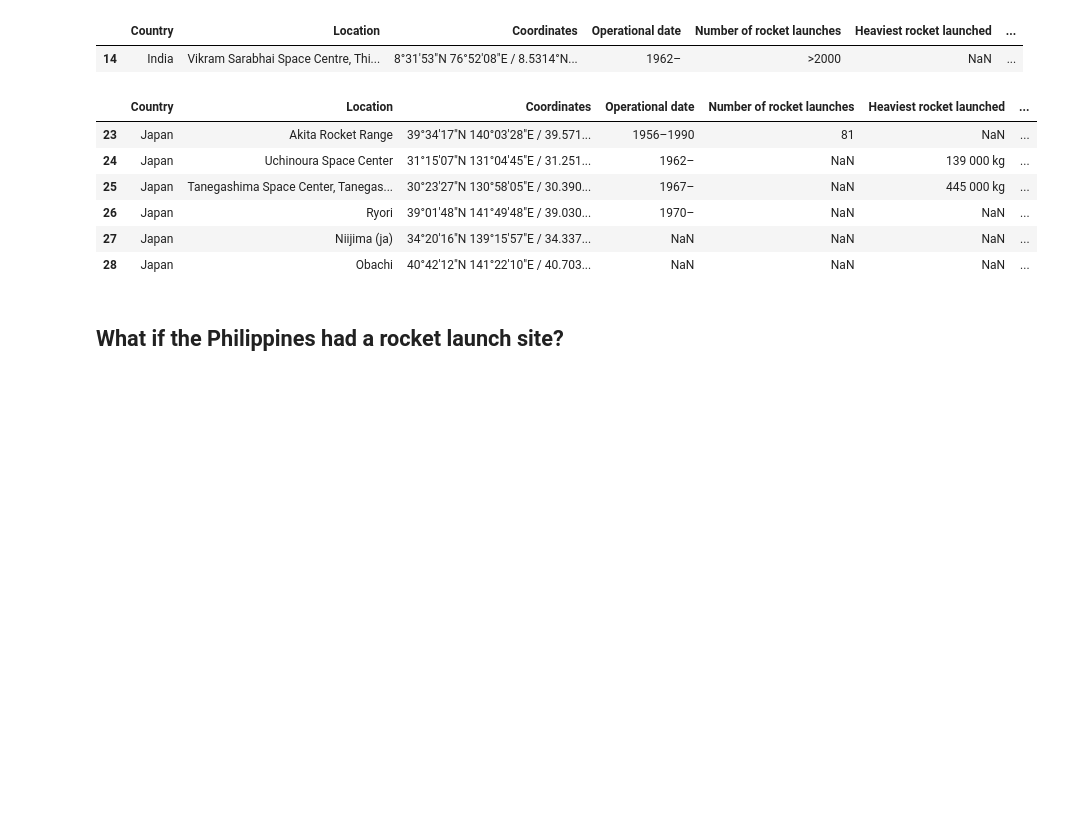
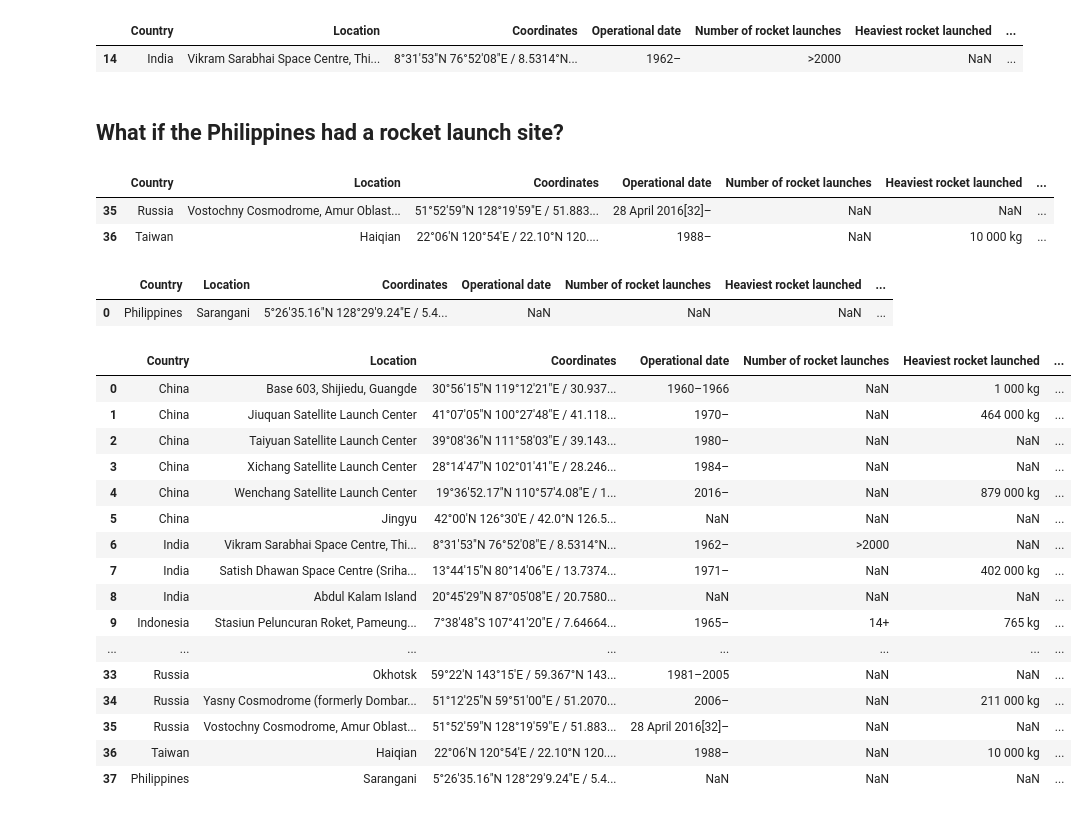
Before and after one commit to LanzLagman/Why-the-PHL-is-one-of-the-best-rocket-launch-sites-in-the-world, a Jupyter notebook: Why the PHL is one of the best rocket launch sites in the world.ipynb, the cells around one changed output. Cells and saved outputs as stored; diff of their text form; code cells hidden in the pictures; blank space fills up the shorter version.

```diff
--- a/Why the PHL is one of the best rocket launch sites in the world.ipynb
+++ b/Why the PHL is one of the best rocket launch sites in the world.ipynb
@@ -206,15 +206,40 @@ World[World['Number of rocket launches']=='>2000']
 # %% [output]
 |  | Country | Location | Coordinates | Operational date | Number of rocket launches | Heaviest rocket launched | ... |
 | 14 | India | Vikram Sarabhai Space Centre, Thi... | 8°31′53″N 76°52′08″E﻿ / ﻿8.5314°N... | 1962– | >2000 | NaN | ... |
-# %%
-World[World['Country']=='Japan']
-# %% [output]
-|  | Country | Location | Coordinates | Operational date | Number of rocket launches | Heaviest rocket launched | ... |
-| 23 | Japan | Akita Rocket Range | 39°34′17″N 140°03′28″E﻿ / ﻿39.571... | 1956–1990 | 81 | NaN | ... |
-| 24 | Japan | Uchinoura Space Center | 31°15′07″N 131°04′45″E﻿ / ﻿31.251... | 1962– | NaN | 139 000 kg | ... |
-| 25 | Japan | Tanegashima Space Center, Tanegas... | 30°23′27″N 130°58′05″E﻿ / ﻿30.390... | 1967– | NaN | 445 000 kg | ... |
-| 26 | Japan | Ryori | 39°01′48″N 141°49′48″E﻿ / ﻿39.030... | 1970– | NaN | NaN | ... |
-| 27 | Japan | Niijima (ja) | 34°20′16″N 139°15′57″E﻿ / ﻿34.337... | NaN | NaN | NaN | ... |
-| 28 | Japan | Obachi | 40°42′12″N 141°22′10″E﻿ / ﻿40.703... | NaN | NaN | NaN | ... |
 # %% [markdown]
 ## What if the Philippines had a rocket launch site?
+# %%
+Asia.tail(2)
+# %% [output]
+|  | Country | Location | Coordinates | Operational date | Number of rocket launches | Heaviest rocket launched | ... |
+| 35 | Russia | Vostochny Cosmodrome, Amur Oblast... | 51°52′59″N 128°19′59″E﻿ / ﻿51.883... | 28 April 2016[32]– | NaN | NaN | ... |
+| 36 | Taiwan | Haiqian | 22°06′N 120°54′E﻿ / ﻿22.10°N 120.... | 1988– | NaN | 10 000 kg | ... |
+# %%
+Phl = pd.DataFrame([['Philippines', 'Sarangani', "5°26'35.16″N 128°29'9.24″E\ufeff / 5.4431 °N 128.4859 °E",
+                     np.nan, np.nan, np.nan, np.nan, np.nan, np.nan,
+                   5.4431, 128.4859, 'orange', 'Asia']], columns=Asia.columns)
+Phl
+# %% [output]
+|  | Country | Location | Coordinates | Operational date | Number of rocket launches | Heaviest rocket launched | ... |
+| 0 | Philippines | Sarangani | 5°26'35.16″N 128°29'9.24″E﻿ / 5.4... | NaN | NaN | NaN | ... |
+# %%
+Asia_w_Phl = pd.concat([Asia,Phl],ignore_index=True)
+Asia_w_Phl
+# %% [output]
+|  | Country | Location | Coordinates | Operational date | Number of rocket launches | Heaviest rocket launched | ... |
+| 0 | China | Base 603, Shijiedu, Guangde | 30°56′15″N 119°12′21″E﻿ / ﻿30.937... | 1960–1966 | NaN | 1 000 kg | ... |
+| 1 | China | Jiuquan Satellite Launch Center | 41°07′05″N 100°27′48″E﻿ / ﻿41.118... | 1970– | NaN | 464 000 kg | ... |
+| 2 | China | Taiyuan Satellite Launch Center | 39°08′36″N 111°58′03″E﻿ / ﻿39.143... | 1980– | NaN | NaN | ... |
+| 3 | China | Xichang Satellite Launch Center | 28°14′47″N 102°01′41″E﻿ / ﻿28.246... | 1984– | NaN | NaN | ... |
+| 4 | China | Wenchang Satellite Launch Center | 19°36′52.17″N 110°57′4.08″E﻿ / ﻿1... | 2016– | NaN | 879 000 kg | ... |
+| 5 | China | Jingyu | 42°00′N 126°30′E﻿ / ﻿42.0°N 126.5... | NaN | NaN | NaN | ... |
+| 6 | India | Vikram Sarabhai Space Centre, Thi... | 8°31′53″N 76°52′08″E﻿ / ﻿8.5314°N... | 1962– | >2000 | NaN | ... |
+| 7 | India | Satish Dhawan Space Centre (Sriha... | 13°44′15″N 80°14′06″E﻿ / ﻿13.7374... | 1971– | NaN | 402 000 kg | ... |
+| 8 | India | Abdul Kalam Island | 20°45′29″N 87°05′08″E﻿ / ﻿20.7580... | NaN | NaN | NaN | ... |
+| 9 | Indonesia | Stasiun Peluncuran Roket, Pameung... | 7°38′48″S 107°41′20″E﻿ / ﻿7.64664... | 1965– | 14+ | 765 kg | ... |
+| ... | ... | ... | ... | ... | ... | ... | ... |
+| 33 | Russia | Okhotsk | 59°22′N 143°15′E﻿ / ﻿59.367°N 143... | 1981–2005 | NaN | NaN | ... |
+| 34 | Russia | Yasny Cosmodrome (formerly Dombar... | 51°12′25″N 59°51′00″E﻿ / ﻿51.2070... | 2006– | NaN | 211 000 kg | ... |
+| 35 | Russia | Vostochny Cosmodrome, Amur Oblast... | 51°52′59″N 128°19′59″E﻿ / ﻿51.883... | 28 April 2016[32]– | NaN | NaN | ... |
+| 36 | Taiwan | Haiqian | 22°06′N 120°54′E﻿ / ﻿22.10°N 120.... | 1988– | NaN | 10 000 kg | ... |
+| 37 | Philippines | Sarangani | 5°26'35.16″N 128°29'9.24″E﻿ / 5.4... | NaN | NaN | NaN | ... |
```
Also changed, not shown: parts of 11 cells of this notebook.
